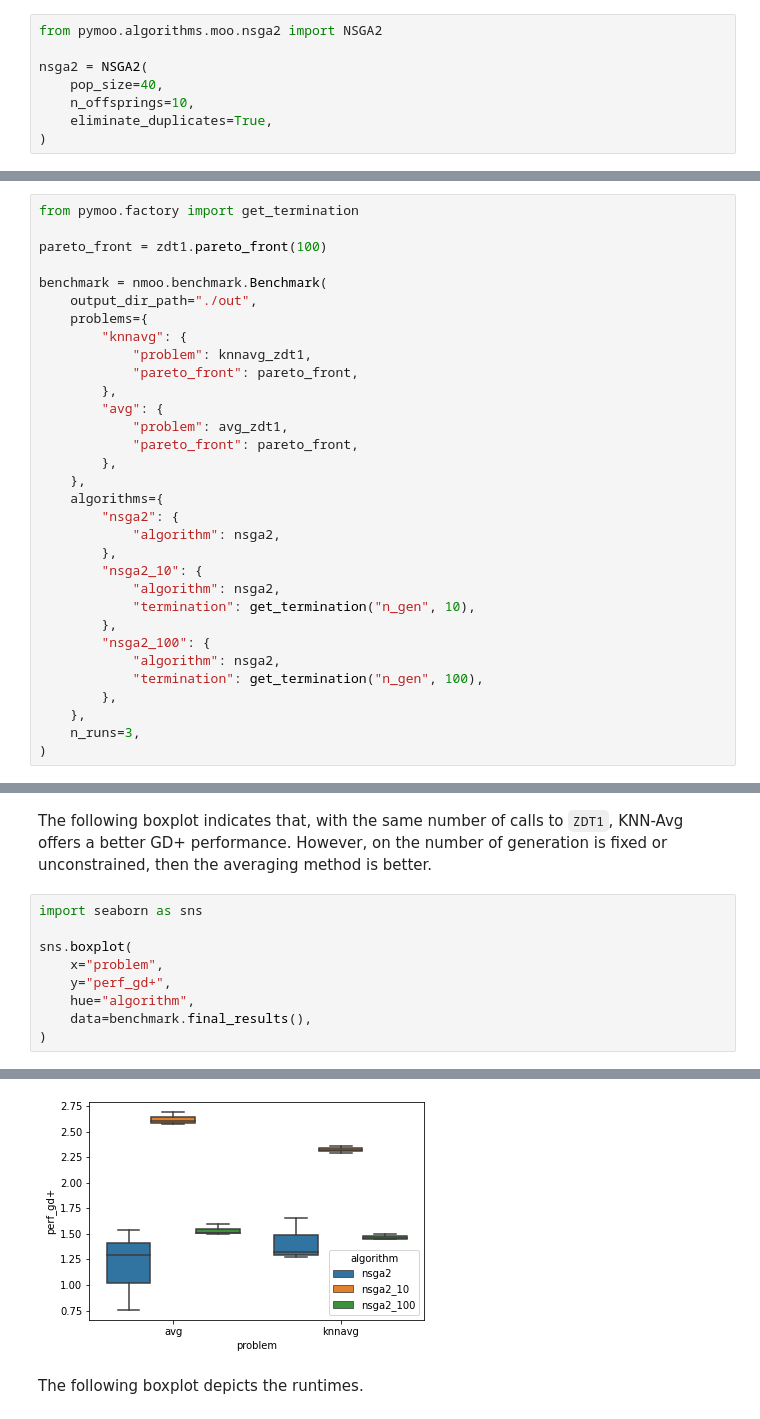
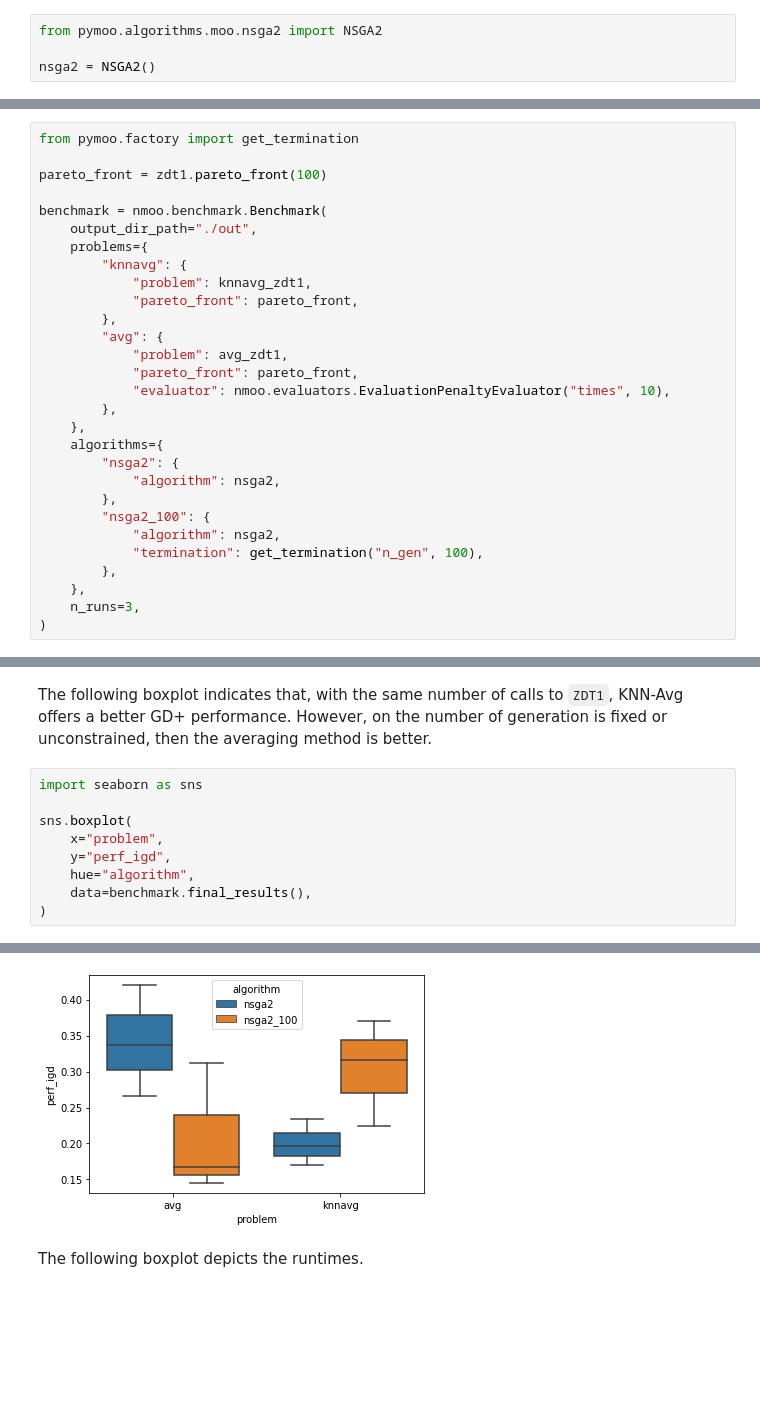
Before and after one commit to altaris/noisy-moo, a Jupyter notebook: example.ipynb, the cells around one changed output, grey strips where cells are left out. Drawn from its saved outputs; the diff is of its cells as text; blank space fills up the shorter version.

```diff
--- a/example.ipynb
+++ b/example.ipynb
@@ -37,9 +37,5 @@ Now, we setup an algorithm that will try and solve our `avg_zdt1` and `knnavg_zd
 # %%
 from pymoo.algorithms.moo.nsga2 import NSGA2
 
-nsga2 = NSGA2(
-    pop_size=40,
-    n_offsprings=10,
-    eliminate_duplicates=True,
-)
+nsga2 = NSGA2()
 # %% [markdown]
@@ -59,15 +63,12 @@ benchmark = nmoo.benchmark.Benchmark(
         "avg": {
             "problem": avg_zdt1,
             "pareto_front": pareto_front,
+            "evaluator": nmoo.evaluators.EvaluationPenaltyEvaluator("times", 10),
         },
     },
     algorithms={
         "nsga2": {
             "algorithm": nsga2,
-        },
-        "nsga2_10": {
-            "algorithm": nsga2,
-            "termination": get_termination("n_gen", 10),
         },
         "nsga2_100": {
             "algorithm": nsga2,
@@ -156,7 +171,7 @@ import seaborn as sns
 
 sns.boxplot(
     x="problem",
-    y="perf_gd+",
+    y="perf_igd",
     hue="algorithm",
     data=benchmark.final_results(),
 )
@@ -165,4 +180,4 @@ sns.boxplot(
-[figure, old version]
+[figure, new version]
 # %% [markdown]
 The following boxplot depicts the runtimes.
 # %%
```
Also changed, not shown: parts of 9 cells of this notebook.
